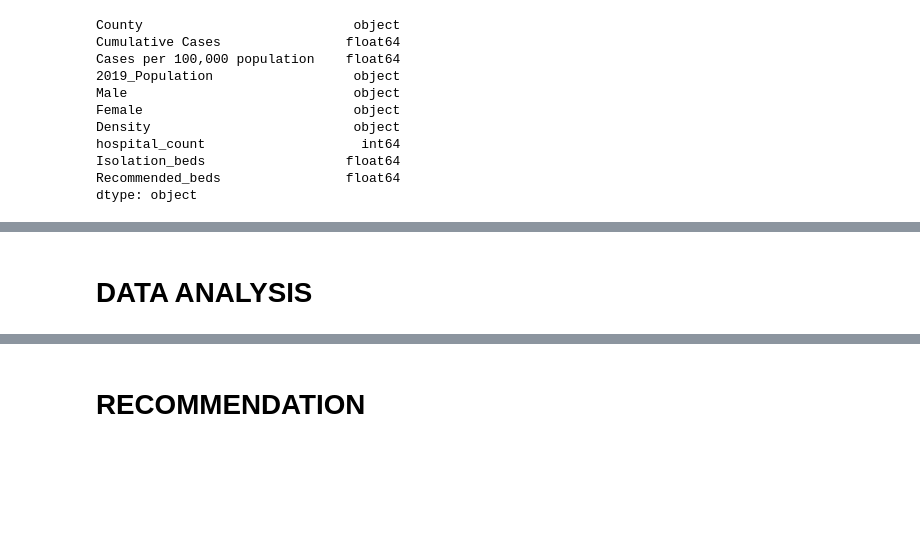
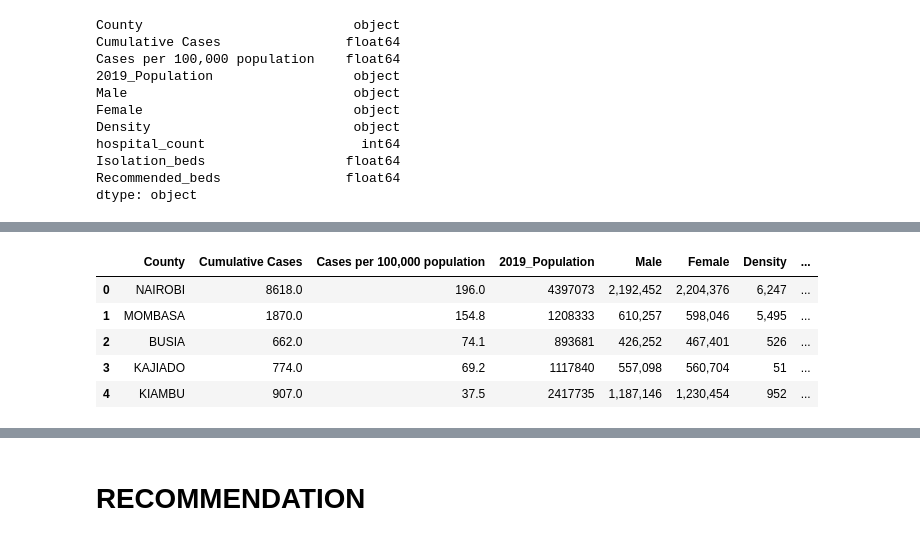
Before and after one commit to BrendaCheyech/Project, a Jupyter notebook: TEAM_1_PROJECT_DATA.ipynb, the cells around one changed output, grey strips where cells are left out. Cells and saved outputs as stored; diff of their text form; code cells hidden in the pictures; blank space fills up the shorter version.

```diff
--- a/TEAM_1_PROJECT_DATA.ipynb
+++ b/TEAM_1_PROJECT_DATA.ipynb
@@ -448,2 +490,15 @@ covid_df.fillna("-")
-# %% [markdown]
-# DATA ANALYSIS
+# %%
+# Change datatype to integer
+final_df['2019_Population'] = final_df['2019_Population'].str.replace(",", "").astype(np.int64)
+# %%
+# Calculate bed to population ratio
+final_df['bed_pop_ratio'] = final_df.Isolation_beds / final_df['2019_Population']
+# %%
+final_df.head()
+# %% [output]
+|  | County | Cumulative Cases | Cases per 100,000 population | 2019_Population | Male | Female | Density | ... |
+| 0 | NAIROBI | 8618.0 | 196.0 | 4397073 | 2,192,452 | 2,204,376 | 6,247 | ... |
+| 1 | MOMBASA | 1870.0 | 154.8 | 1208333 | 610,257 | 598,046 | 5,495 | ... |
+| 2 | BUSIA | 662.0 | 74.1 | 893681 | 426,252 | 467,401 | 526 | ... |
+| 3 | KAJIADO | 774.0 | 69.2 | 1117840 | 557,098 | 560,704 | 51 | ... |
+| 4 | KIAMBU | 907.0 | 37.5 | 2417735 | 1,187,146 | 1,230,454 | 952 | ... |
```
Also changed, not shown: parts of 95 cells of this notebook.
